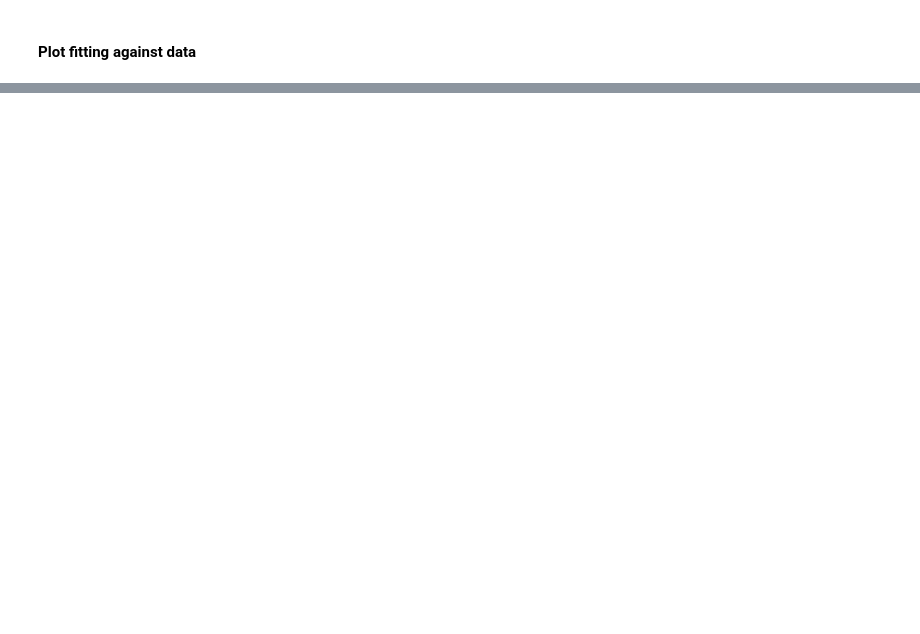
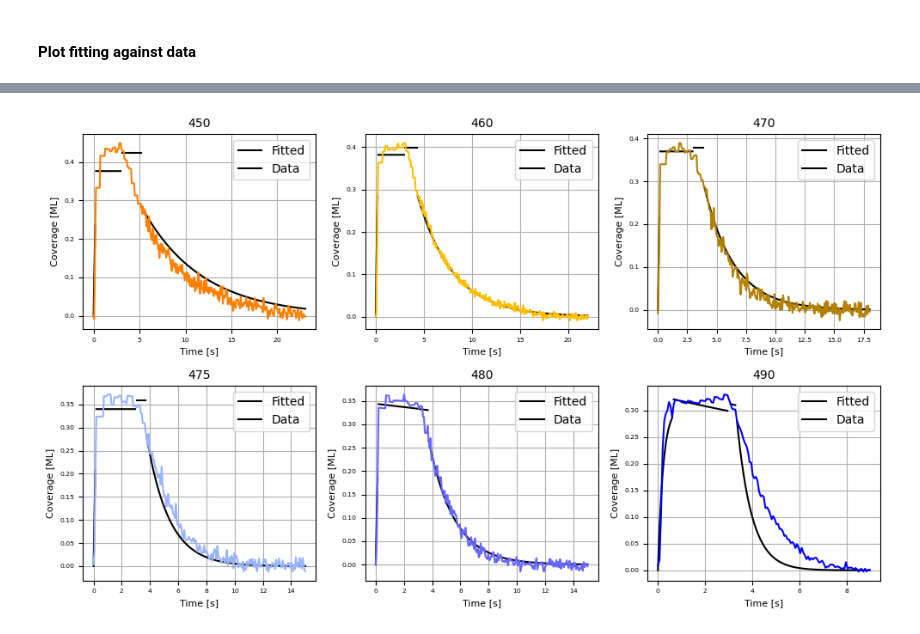
Before and after one commit to marija-iloska/pmcmc_CO_Pd, a Jupyter notebook: pyomo_implementation/dynamic_opt.ipynb, the cells around one changed output, grey strips where cells are left out. Saved outputs shown, nothing was run; the diff lists cells and outputs as text; code cells hidden in the pictures; blank space fills up the shorter version.

```diff
--- a/pyomo_implementation/dynamic_opt.ipynb
+++ b/pyomo_implementation/dynamic_opt.ipynb
@@ -397,3 +401,45 @@ plt.tight_layout()
+# %%
+def coverage_model_fit_with_inits(time_pts, cov_init, k_ads, k_des, P):
+
+    coverage = [cov_init]
+    for t,i in enumerate(time_pts[:-1]):
+        coverage.append(coverage[t]  + (k_ads * P * (0.5 - coverage[t]) - k_des * coverage[t]) * (time_pts[t+1] - time_pts[t]))
+
+    return coverage
+# %%
+# Region 1
+covR1_fit = []
+covR2_fit = []
+covR3_fit = []
+covR4_fit = []
+for n in range(N):
+    covR1_fit.append(coverage_model_fit_with_inits(timeR1[n], 0, k_ads_R14[n], k_des_R14[n], P))
+    covR2_fit.append(coverage_model_fit_with_inits(timeR2[n], float(cov[n][idx_split_R1[n]+2]), k_ads_R23[n], k_des_R23[n], P))
+    covR3_fit.append(coverage_model_fit_with_inits(timeR3[n], float(cov[n][tp_idx[0]+2]), k_ads_R23[n], k_des_R23[n], 0))
+    covR4_fit.append(coverage_model_fit_with_inits(timeR4[n], float(cov[n][idx_split_R3[n]+1]), k_ads_R14[n], k_des_R14[n], 0))
+# %%
+# Create subplots: 2 rows, 2 columns (since R=4)
+fig, axes = plt.subplots(2,3, figsize=(10, 6))
+axes = axes.flatten()
+for n in range(N):
+
+    ax = axes[n]
+    ax.plot(timeR1[n],covR1_fit[n], color = (0,0,0))
+    ax.plot(timeR2[n],covR2_fit[n], color = (0,0,0))
+    ax.plot(timeR3[n],covR3_fit[n], color = (0,0,0))
+    ax.plot(timeR4[n],covR4_fit[n], color = (0,0,0))
+    ax.plot(time_plot[n], cov_plot[n], color = colors[n])
+    ax.set_xlabel('Time [s]', fontsize=8)
+    ax.set_ylabel('Coverage [ML]', fontsize=8)
+    ax.set_title(temperatures[n], fontsize=10)
+    ax.tick_params(axis='both', which='major', labelsize=5.5)
+    ax.legend(['Fitted', 'Data'])
+    ax.grid()
+
+plt.subplots_adjust(hspace=0.1, wspace=0.55)  # Increase vertical (hspace) and horizontal (wspace) space
+plt.tight_layout()
+# %% [output]
+[figure, added]
 # %%
 table = [[f'{k[r][n]}' for r in range(4)] for n in range(6)]
 
```
Also changed, not shown: parts of 25 cells of this notebook.
